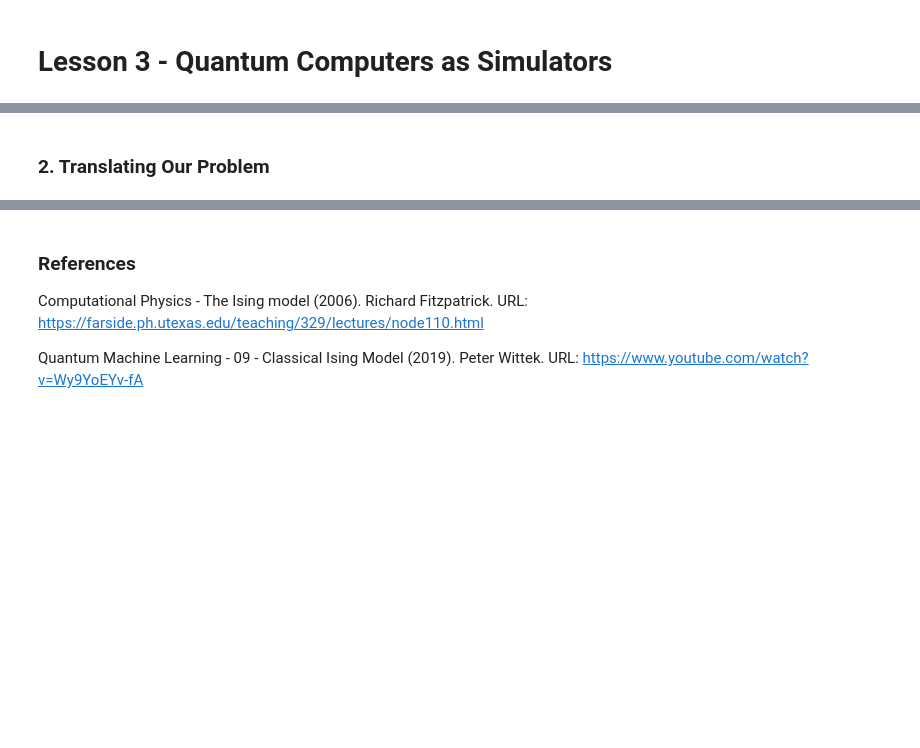
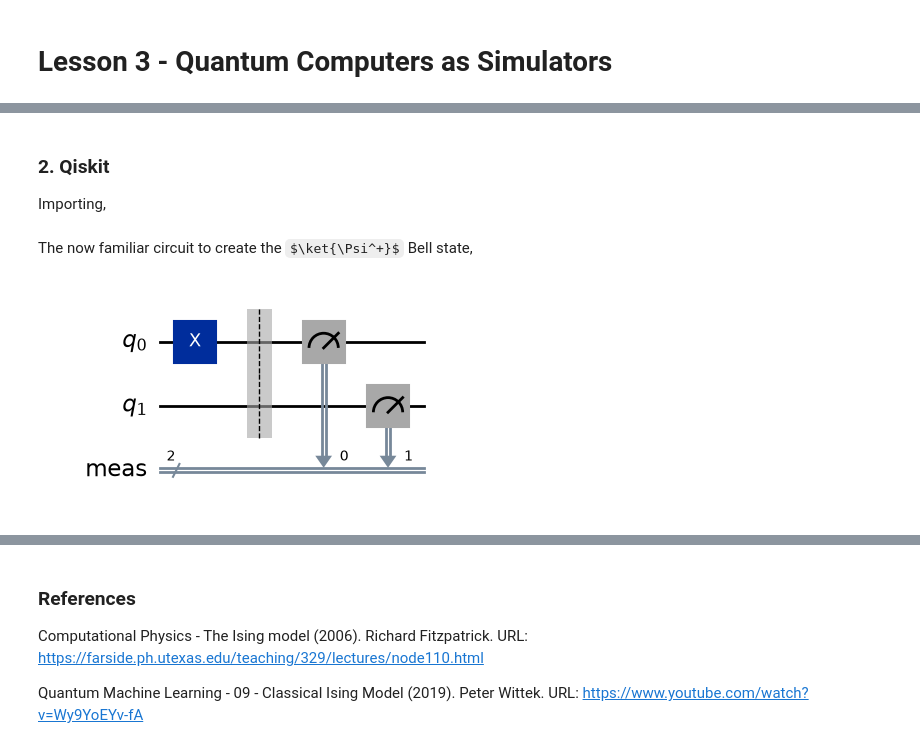
Before and after one commit to prithvi-ramrucha/From-Zero-to-Quantum, a Jupyter notebook: Lesson 3.ipynb, the cells around one changed output, grey strips where cells are left out. Saved outputs shown, nothing was run; the diff lists cells and outputs as text; code cells hidden in the pictures; some formulas as TeX source; blank space fills up the shorter version.

```diff
--- a/Lesson 3.ipynb
+++ b/Lesson 3.ipynb
@@ -28,2 +38,4 @@ $$
-# %% [markdown]
-### 2. Translating Our Problem
+# %% [markdown]
+### 2. Qiskit
+
+Importing,
@@ -29,0 +54,9 @@ $$
+# %% [markdown]
+The now familiar circuit to create the $\ket{\Psi^+}$ Bell state,
+# %%
+qc = QuantumCircuit(2)
+qc.x(0)
+qc.measure_all()
+qc.draw(output="mpl")
+# %% [output]
+[figure, added]
```
Also changed, not shown: parts of 5 cells of this notebook.
